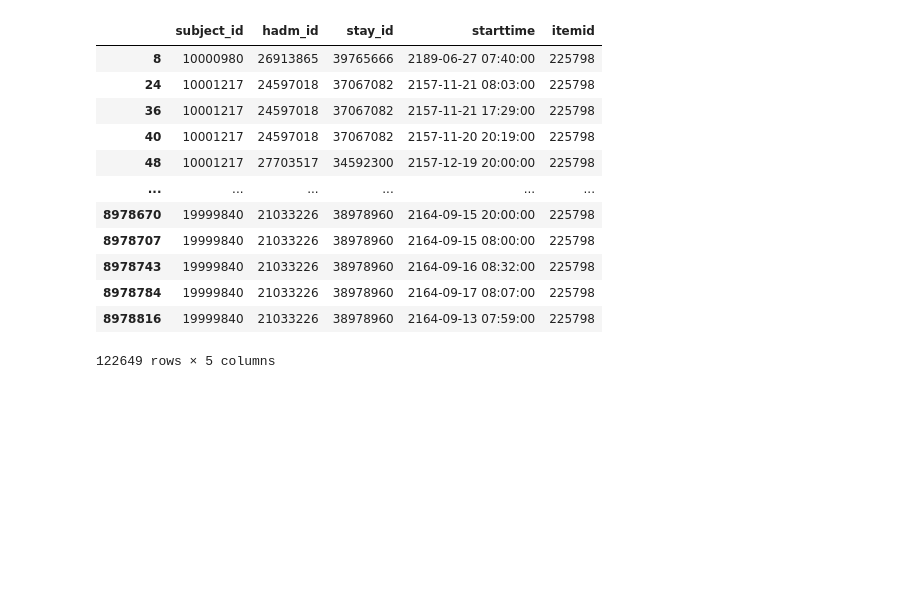
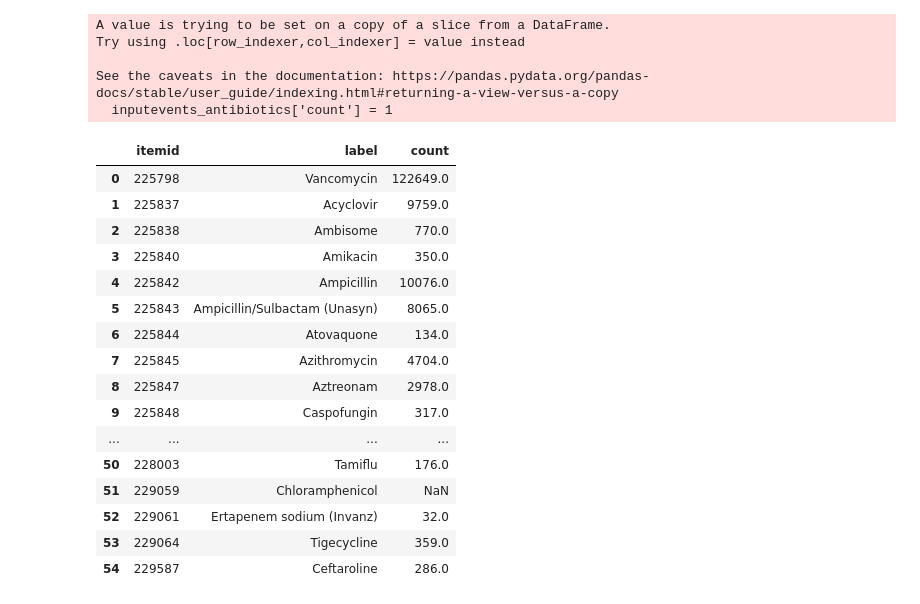
Before and after one commit to cyp-ark/RL-AIAKI, a Jupyter notebook: code/X_.ipynb, the cells around one changed output. Drawn from its saved outputs; the diff is of its cells as text; code cells hidden in the pictures; blank space fills up the shorter version.

```diff
--- a/code/X_.ipynb
+++ b/code/X_.ipynb
@@ -20,18 +18,38 @@ d_antibiotics = d_items[(d_items['linksto']=='inputevents')&(d_items['category']
+# %%
+d_antibiotics = d_items[(d_items['linksto']=='inputevents')&(d_items['category']=='Antibiotics')]
+d_antibiotics = d_antibiotics[['itemid','label']]
+
+inputevents_antibiotics = inputevents[inputevents['itemid'].isin(d_antibiotics.itemid.unique())]
+inputevents_antibiotics['count'] = 1
+
+count =inputevents_antibiotics.groupby(inputevents_antibiotics['itemid'])['count'].sum()
+
+d_antibiotics = pd.merge(d_antibiotics,count,on='itemid',how='left')
+# %% [output]
+A value is trying to be set on a copy of a slice from a DataFrame.
+Try using .loc[row_indexer,col_indexer] = value instead
+
+See the caveats in the documentation: https://pandas.pydata.org/pandas-docs/stable/user_guide/indexing.html#returning-a-view-versus-a-copy
+  inputevents_antibiotics['count'] = 1
+# %%
+d_antibiotics
+# %% [output]
+|  | itemid | label | count |
+| 0 | 225798 | Vancomycin | 122649.0 |
+| 1 | 225837 | Acyclovir | 9759.0 |
+| 2 | 225838 | Ambisome | 770.0 |
+| 3 | 225840 | Amikacin | 350.0 |
+| 4 | 225842 | Ampicillin | 10076.0 |
+| 5 | 225843 | Ampicillin/Sulbactam (Unasyn) | 8065.0 |
+| 6 | 225844 | Atovaquone | 134.0 |
+| 7 | 225845 | Azithromycin | 4704.0 |
+| 8 | 225847 | Aztreonam | 2978.0 |
+| 9 | 225848 | Caspofungin | 317.0 |
+| ... | ... | ... | ... |
+| 50 | 228003 | Tamiflu | 176.0 |
+| 51 | 229059 | Chloramphenicol | NaN |
+| 52 | 229061 | Ertapenem sodium (Invanz) | 32.0 |
+| 53 | 229064 | Tigecycline | 359.0 |
+| 54 | 229587 | Ceftaroline | 286.0 |
 # %%
 inputevents['starttime'] = pd.to_datetime(inputevents['starttime'])
-# %%
-inputevents[inputevents['itemid']==d_antibiotics[0]][['subject_id','hadm_id','stay_id','starttime','itemid']]
-# %% [output]
-|  | subject_id | hadm_id | stay_id | starttime | itemid |
-| 8 | 10000980 | 26913865 | 39765666 | 2189-06-27 07:40:00 | 225798 |
-| 24 | 10001217 | 24597018 | 37067082 | 2157-11-21 08:03:00 | 225798 |
-| 36 | 10001217 | 24597018 | 37067082 | 2157-11-21 17:29:00 | 225798 |
-| 40 | 10001217 | 24597018 | 37067082 | 2157-11-20 20:19:00 | 225798 |
-| 48 | 10001217 | 27703517 | 34592300 | 2157-12-19 20:00:00 | 225798 |
-| ... | ... | ... | ... | ... | ... |
-| 8978670 | 19999840 | 21033226 | 38978960 | 2164-09-15 20:00:00 | 225798 |
-| 8978707 | 19999840 | 21033226 | 38978960 | 2164-09-15 08:00:00 | 225798 |
-| 8978743 | 19999840 | 21033226 | 38978960 | 2164-09-16 08:32:00 | 225798 |
-| 8978784 | 19999840 | 21033226 | 38978960 | 2164-09-17 08:07:00 | 225798 |
-| 8978816 | 19999840 | 21033226 | 38978960 | 2164-09-13 07:59:00 | 225798 |
-122649 rows × 5 columns
```
Also changed, not shown: parts of 17 cells of this notebook, 5 other files.
